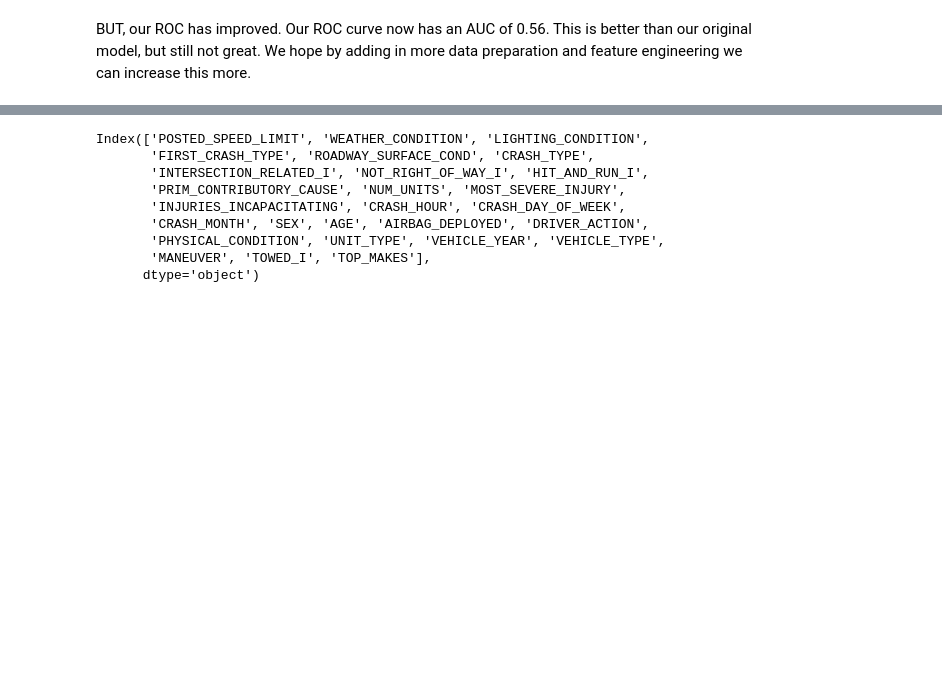
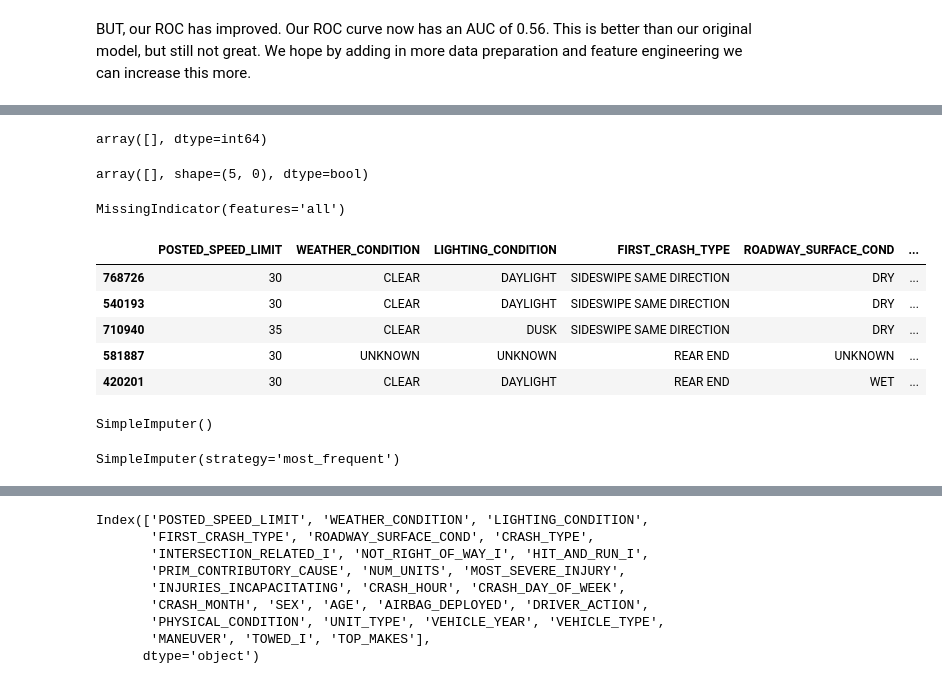
Before and after one commit to Jbruemmer/Auto_Insurance_Fraud_Project, a Jupyter notebook: Fraudulent_ Auto_Insurance_Claim_Detection_Model .ipynb, the cells around one changed output, grey strips where cells are left out. Cells and saved outputs as stored; diff of their text form; code cells hidden in the pictures; blank space fills up the shorter version.

```diff
--- a/Fraudulent_ Auto_Insurance_Claim_Detection_Model .ipynb
+++ b/Fraudulent_ Auto_Insurance_Claim_Detection_Model .ipynb
@@ -674,0 +679,56 @@ X_train, X_test, y_train, y_test = train_test_split(X, y, random_state=2021)
+# %%
+indicator_demo = MissingIndicator()
+
+indicator_demo.fit(X_train)
+
+indicator_demo.features_
+# %% [output]
+array([], dtype=int64)
+# %%
+indicator_demo.transform(X_train)[:5, :]
+# %% [output]
+array([], shape=(5, 0), dtype=bool)
+# %%
+# belowcreates a missing indicator column to help us see if something is
+#missing a value for a partiucal
+#column, --- NOT NECESSARY
+
+#what is essential !! is an imputer!!
+indicator = MissingIndicator(features="all")
+indicator.fit(X_train)
+# %% [output]
+MissingIndicator(features='all')
+# %%
+def add_missing_indicator_columns(X, indicator):
+    """
+    Helper function for transforming features
+
+    For every feature in X, create another feature indicating whether that feature
+    is missing. (This doubles the number of columns in X.)
+    """
+
+    # create a 2D array of True and False values indicating whether a given feature
+    # is missing for that row
+    missing_array_bool = indicator.transform(X)
+
+    # transform into 1 and 0 for modeling
+    missing_array_int = missing_array_bool.astype(int)
+
+    # helpful for readability but not needed for modeling
+    missing_column_names = [col + "_missing" for col in X.columns]
+
+    # convert to df so it we can concat with X
+    missing_df = pd.DataFrame(missing_array_int, columns=missing_column_names, index=X.index)
+
+    return pd.concat([X, missing_df], axis=1)
+# %%
+X_train = add_missing_indicator_columns(X=X_train, indicator=indicator)
+# %%
+X_train.head()
+# %% [output]
+|  | POSTED_SPEED_LIMIT | WEATHER_CONDITION | LIGHTING_CONDITION | FIRST_CRASH_TYPE | ROADWAY_SURFACE_COND | ... |
+| 768726 | 30 | CLEAR | DAYLIGHT | SIDESWIPE SAME DIRECTION | DRY | ... |
+| 540193 | 30 | CLEAR | DAYLIGHT | SIDESWIPE SAME DIRECTION | DRY | ... |
+| 710940 | 35 | CLEAR | DUSK | SIDESWIPE SAME DIRECTION | DRY | ... |
+| 581887 | 30 | UNKNOWN | UNKNOWN | REAR END | UNKNOWN | ... |
+| 420201 | 30 | CLEAR | DAYLIGHT | REAR END | WET | ... |
@@ -674,0 +743,11 @@ X_train, X_test, y_train, y_test = train_test_split(X, y, random_state=2021)
+# %%
+#imputing numeric columns using the mean for imputing, bc that is the default..would need to specify otherwise
+numeric_imputer = SimpleImputer()
+numeric_imputer.fit(X_train_numeric)
+# %% [output]
+SimpleImputer()
+# %%
+categorical_imputer = SimpleImputer(strategy="most_frequent") #here, we imputed using most freq for categorical vars.
+categorical_imputer.fit(X_train_categorical)
+# %% [output]
+SimpleImputer(strategy='most_frequent')
```
Also changed, not shown: parts of 98 cells of this notebook.
